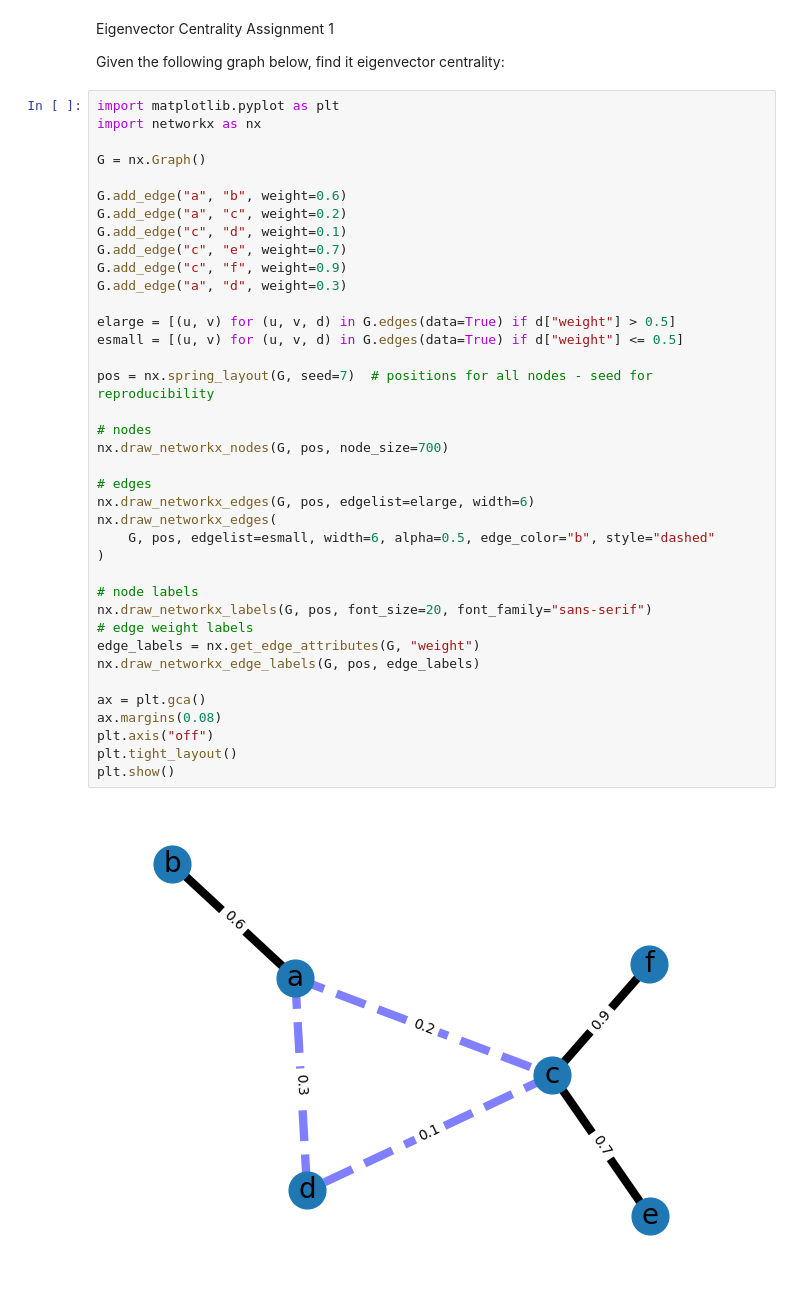
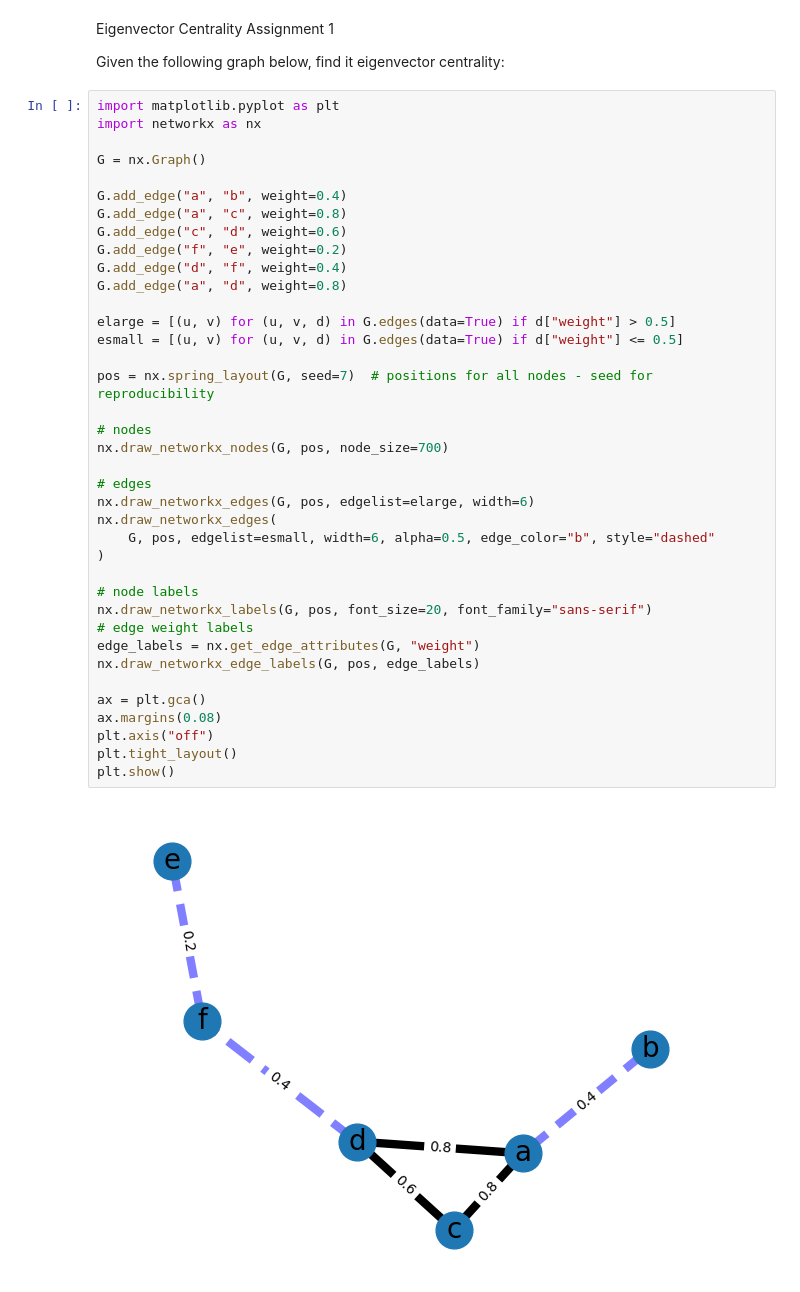
Before and after one commit to NoodleSushi/Linear_Algebra, a Jupyter notebook: Assignments/05 Spectral_Theory.ipynb, the cells around one changed output. Drawn from its saved outputs; the diff is of its cells as text.

```diff
--- a/Assignments/05 Spectral_Theory.ipynb
+++ b/Assignments/05 Spectral_Theory.ipynb
@@ -209,37 +212,37 @@ import networkx as nx
 
 G = nx.Graph()
 
-G.add_edge("a", "b", weight=0.6)
-G.add_edge("a", "c", weight=0.2)
-G.add_edge("c", "d", weight=0.1)
-G.add_edge("c", "e", weight=0.7)
-G.add_edge("c", "f", weight=0.9)
-G.add_edge("a", "d", weight=0.3)
+G.add_edge("a", "b", weight=0.4)
+G.add_edge("a", "c", weight=0.8)
+G.add_edge("c", "d", weight=0.6)
+G.add_edge("f", "e", weight=0.2)
+G.add_edge("d", "f", weight=0.4)
+G.add_edge("a", "d", weight=0.8)
 
 elarge = [(u, v) for (u, v, d) in G.edges(data=True) if d["weight"] > 0.5]
 esmall = [(u, v) for (u, v, d) in G.edges(data=True) if d["weight"] <= 0.5]
 
 pos = nx.spring_layout(G, seed=7)  # positions for all nodes - seed for reproducibility
 
 # nodes
 nx.draw_networkx_nodes(G, pos, node_size=700)
 
 # edges
 nx.draw_networkx_edges(G, pos, edgelist=elarge, width=6)
 nx.draw_networkx_edges(
     G, pos, edgelist=esmall, width=6, alpha=0.5, edge_color="b", style="dashed"
 )
 
 # node labels
 nx.draw_networkx_labels(G, pos, font_size=20, font_family="sans-serif")
 # edge weight labels
 edge_labels = nx.get_edge_attributes(G, "weight")
 nx.draw_networkx_edge_labels(G, pos, edge_labels)
 
 ax = plt.gca()
 ax.margins(0.08)
 plt.axis("off")
 plt.tight_layout()
 plt.show()
 # %% [output]
-[figure, old version]
+[figure, new version]
```
Also changed, not shown: parts of 44 cells of this notebook, 1 other file.
